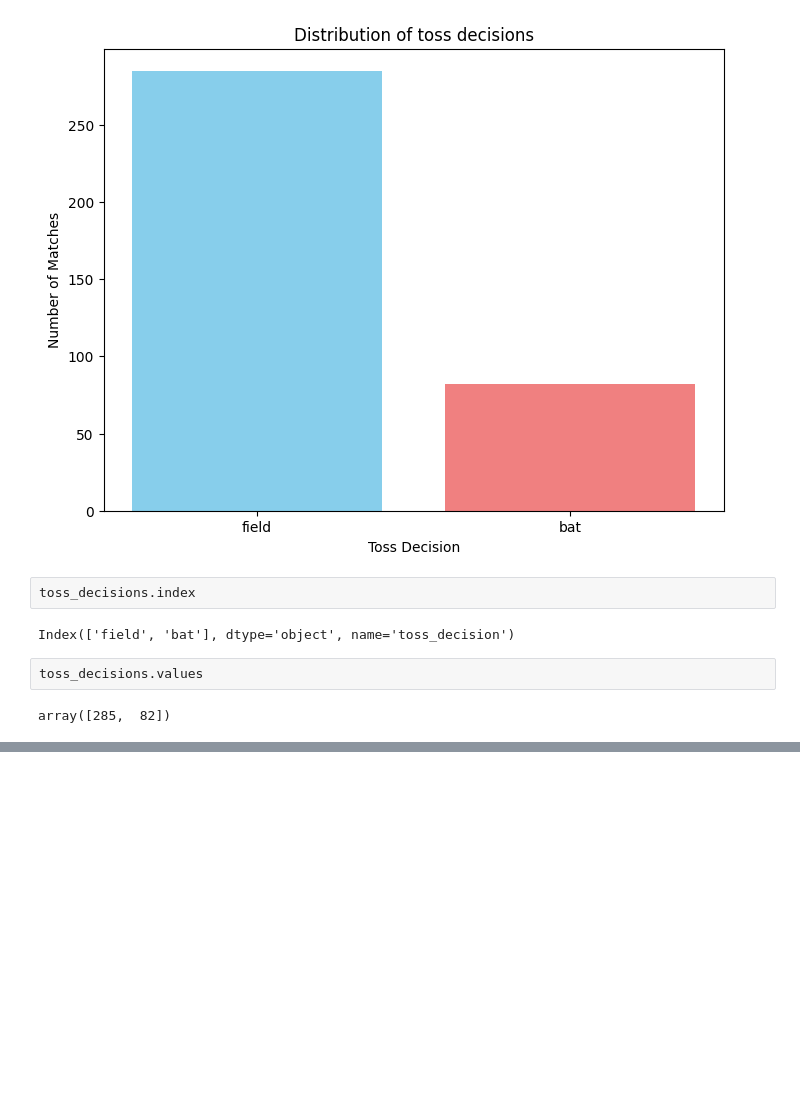
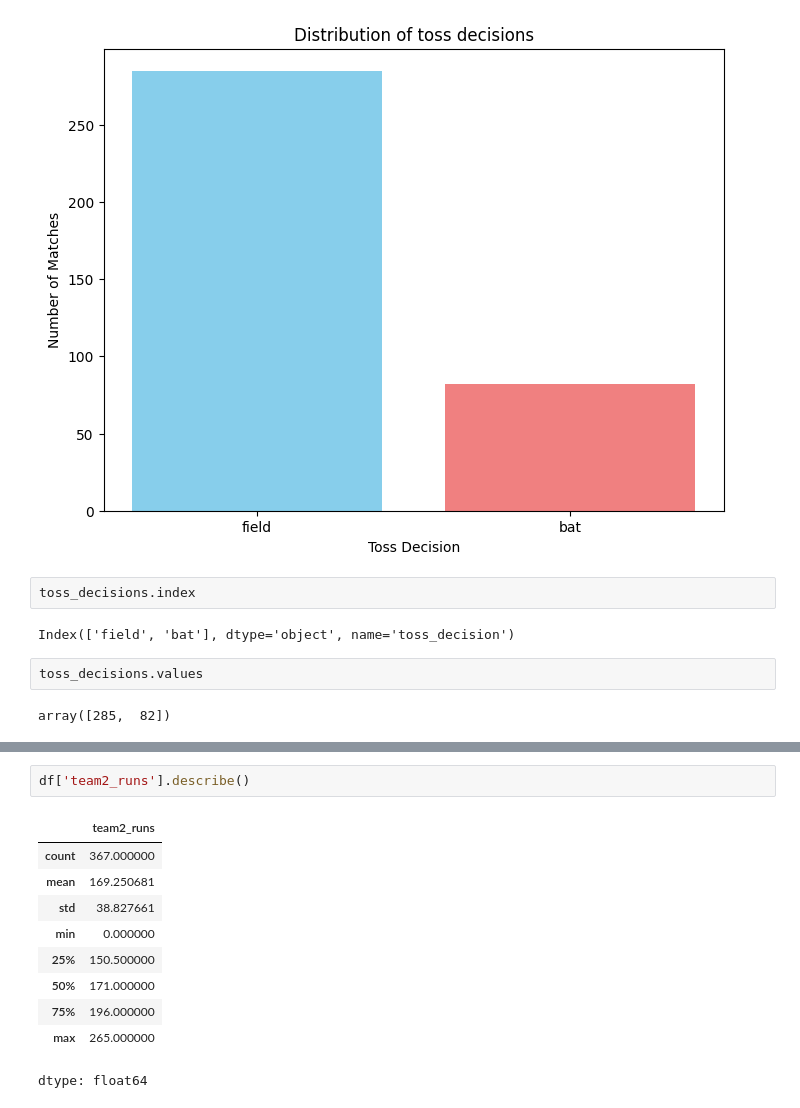
Before and after one commit to AbduFakir/Python-DataScience, a Jupyter notebook: matplotlib.ipynb, the cells around one changed output, grey strips where cells are left out. Saved outputs shown, nothing was run; the diff lists cells and outputs as text; blank space fills up the shorter version.

```diff
--- a/matplotlib.ipynb
+++ b/matplotlib.ipynb
@@ -138,0 +162,13 @@ array([285,  82])
+# %%
+df['team2_runs'].describe()
+# %% [output]
+|  | team2_runs |
+| count | 367.000000 |
+| mean | 169.250681 |
+| std | 38.827661 |
+| min | 0.000000 |
+| 25% | 150.500000 |
+| 50% | 171.000000 |
+| 75% | 196.000000 |
+| max | 265.000000 |
+dtype: float64
```
Also changed, not shown: parts of 3 cells of this notebook.
